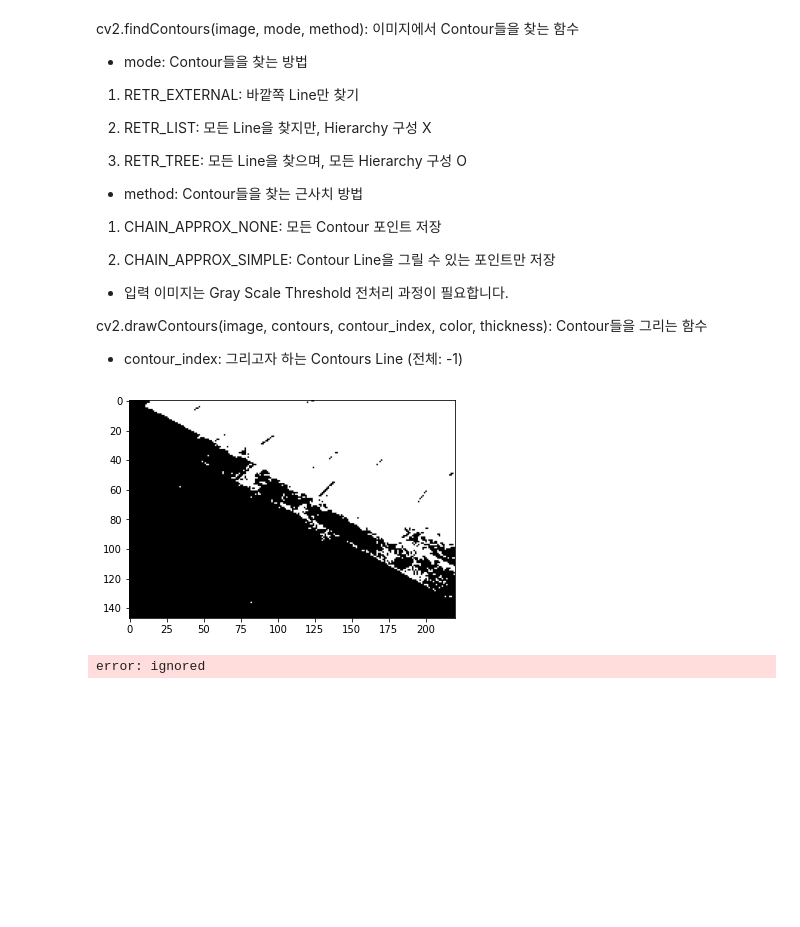
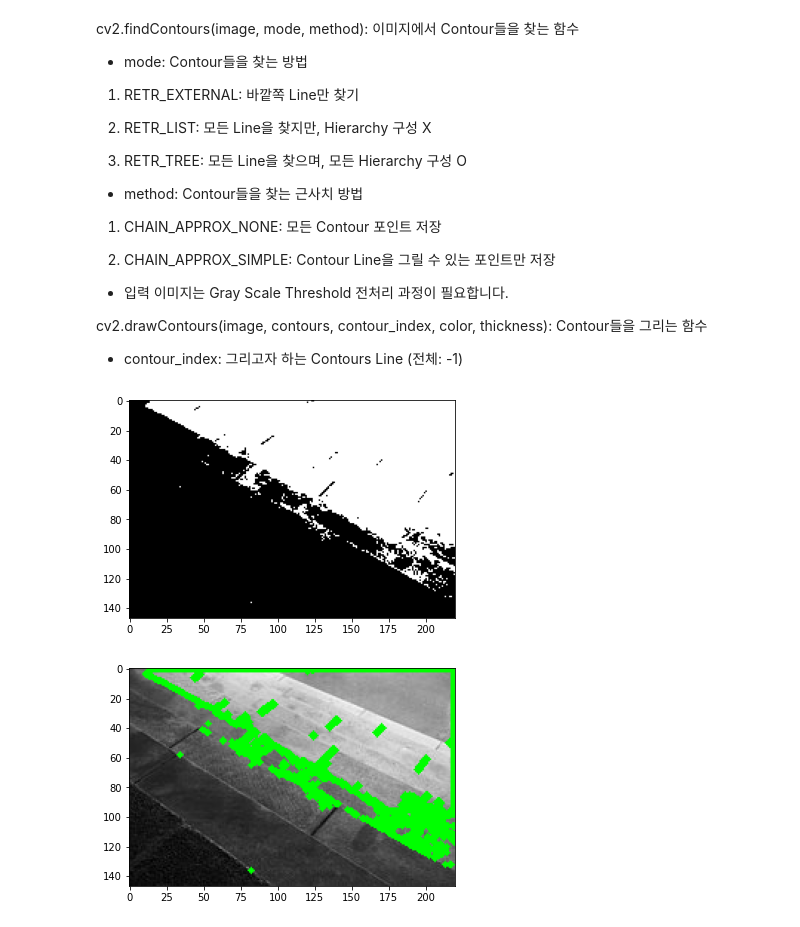
Before and after one commit to KimTaesong/bookclassification, a Jupyter notebook: OpenCV_Contours.ipynb, the cells around one changed output. Cells and saved outputs as stored; diff of their text form; code cells hidden in the pictures; blank space fills up the shorter version.

```diff
--- a/OpenCV_Contours.ipynb
+++ b/OpenCV_Contours.ipynb
@@ -34,19 +34,19 @@ cv2.drawContours(image, contours, contour_index, color, thickness): Contour들
 # %%
 import cv2
 import matplotlib.pyplot as plt
 
 image = cv2.imread('gray_image.jpg')
 image_gray = cv2.cvtColor(image, cv2.COLOR_BGR2GRAY)
 ret, thresh = cv2.threshold(image_gray, 127, 255, 0)
 
 plt.imshow(cv2.cvtColor(thresh, cv2.COLOR_GRAY2RGB))
 plt.show()
 
-contours = cv2.findContours(thresh, cv2.RETR_TREE, cv2.CHAIN_APPROX_SIMPLE)[1]
+contours = cv2.findContours(thresh, cv2.RETR_TREE, cv2.CHAIN_APPROX_SIMPLE)[0]
 image = cv2.drawContours(image, contours, -1, (0, 255, 0), 4)
 
 plt.imshow(cv2.cvtColor(image, cv2.COLOR_BGR2RGB))
 plt.show()
 # %% [output]
 [figure]
-error: ignored
+[figure, added]
```
Also changed, not shown: parts of 1 cell of this notebook.
